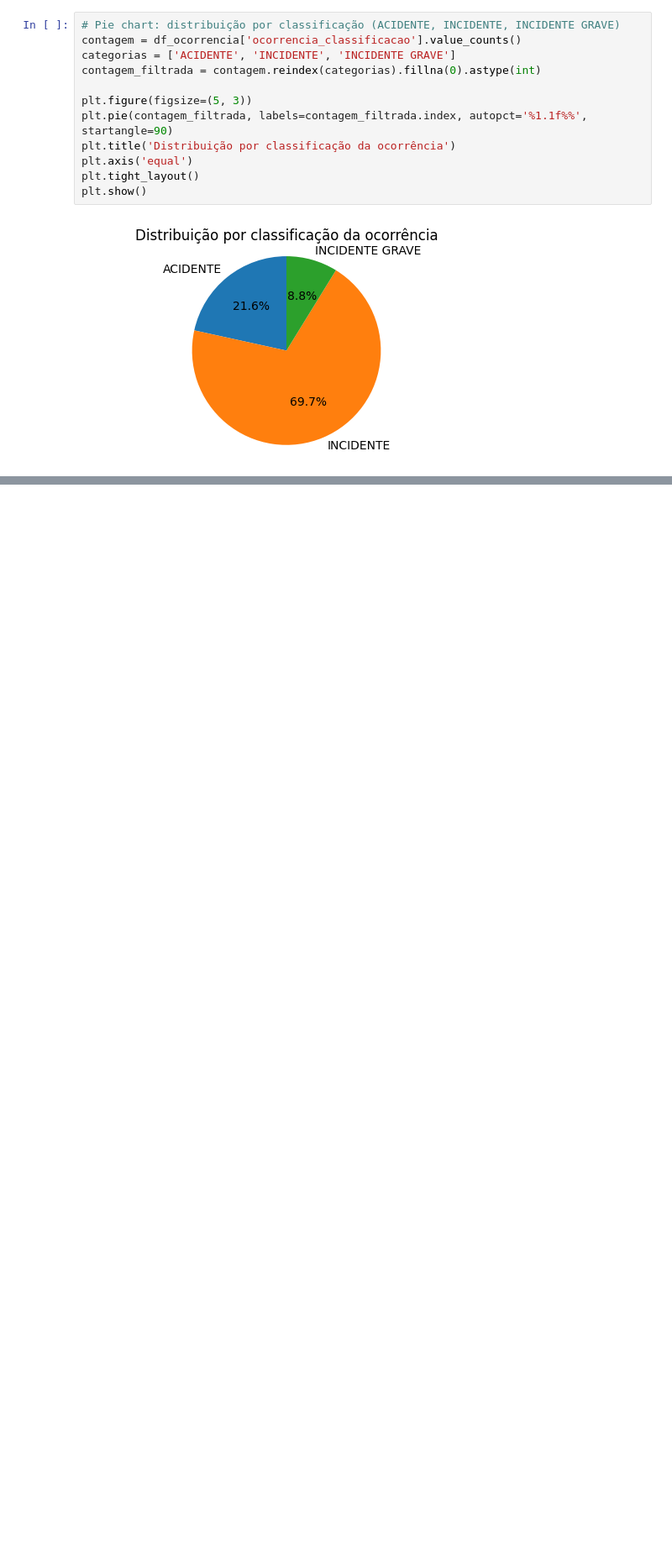
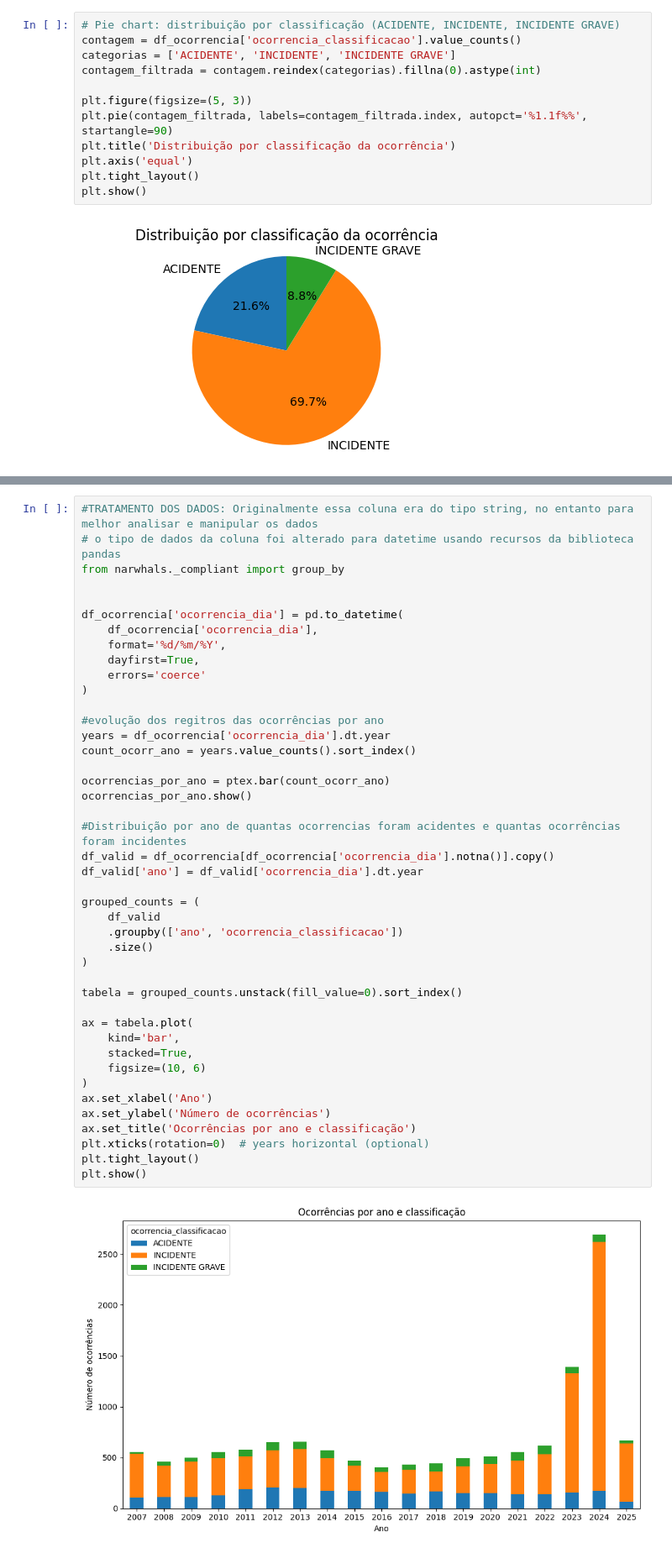
Before and after one commit to fmariane/sprint1-mvp, a Jupyter notebook: source/mvp.ipynb, the cells around one changed output, grey strips where cells are left out. Shown at 84% size. Cells and saved outputs as stored; diff of their text form; blank space fills up the shorter version.

Commit message:
analise exploratoria - drill down dados das ocorrencias por ano

```diff
--- a/source/mvp.ipynb
+++ b/source/mvp.ipynb
@@ -41,0 +52,45 @@ plt.show()
+# %%
+#TRATAMENTO DOS DADOS: Originalmente essa coluna era do tipo string, no entanto para melhor analisar e manipular os dados
+# o tipo de dados da coluna foi alterado para datetime usando recursos da biblioteca pandas
+from narwhals._compliant import group_by
+
+
+df_ocorrencia['ocorrencia_dia'] = pd.to_datetime(
+    df_ocorrencia['ocorrencia_dia'],
+    format='%d/%m/%Y',
+    dayfirst=True,
+    errors='coerce'
+)
+
+#evolução dos regitros das ocorrências por ano
+years = df_ocorrencia['ocorrencia_dia'].dt.year
+count_ocorr_ano = years.value_counts().sort_index()
+
+ocorrencias_por_ano = ptex.bar(count_ocorr_ano)
+ocorrencias_por_ano.show()
+
+#Distribuição por ano de quantas ocorrencias foram acidentes e quantas ocorrências foram incidentes
+df_valid = df_ocorrencia[df_ocorrencia['ocorrencia_dia'].notna()].copy()
+df_valid['ano'] = df_valid['ocorrencia_dia'].dt.year
+
+grouped_counts = (
+    df_valid
+    .groupby(['ano', 'ocorrencia_classificacao'])
+    .size()
+)
+
+tabela = grouped_counts.unstack(fill_value=0).sort_index()
+
+ax = tabela.plot(
+    kind='bar',
+    stacked=True,
+    figsize=(10, 6)
+)
+ax.set_xlabel('Ano')
+ax.set_ylabel('Número de ocorrências')
+ax.set_title('Ocorrências por ano e classificação')
+plt.xticks(rotation=0)  # years horizontal (optional)
+plt.tight_layout()
+plt.show()
+# %% [output]
+[figure, added]
```
Also changed, not shown: parts of 5 cells of this notebook.
